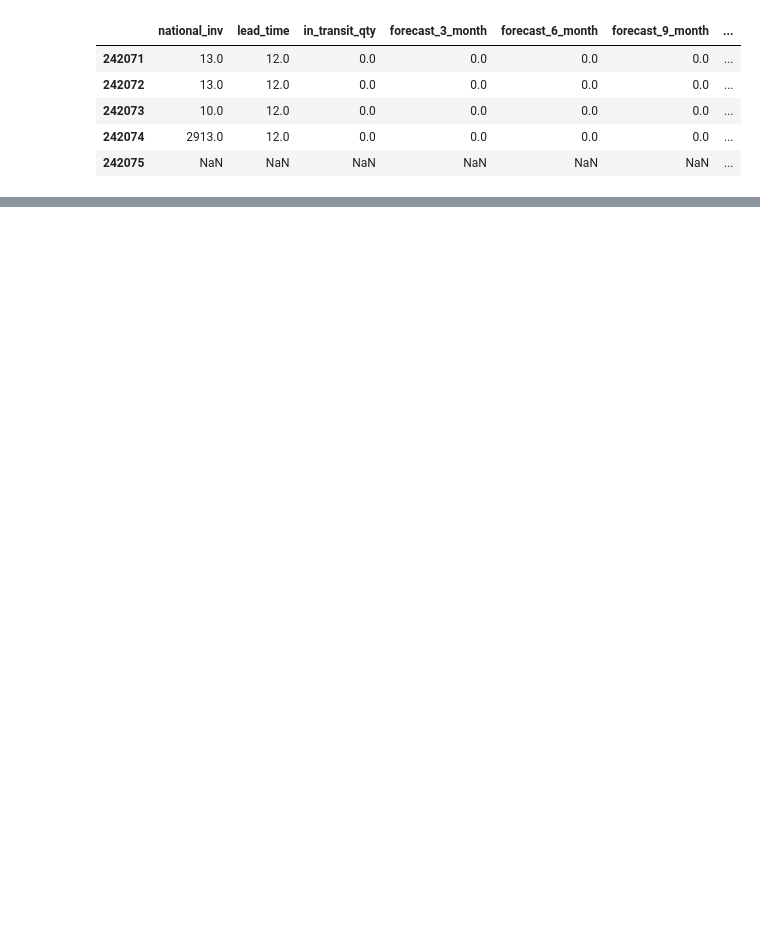
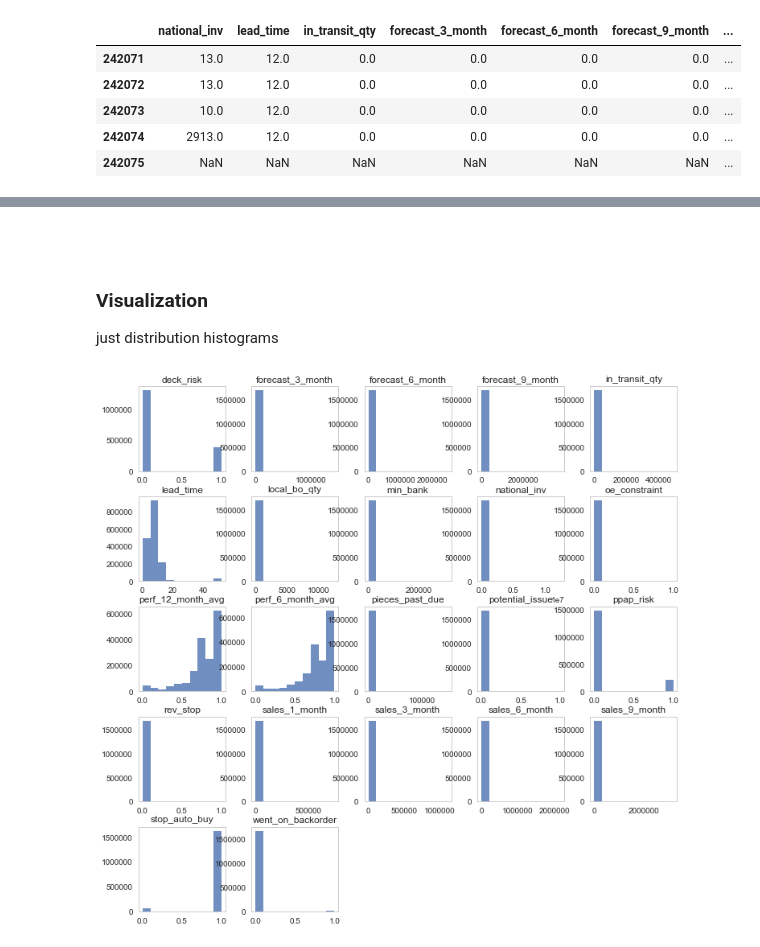
Before and after one commit to BenedictusAryo/classification_backorderPrediction_project, a Jupyter notebook: eda_BackorderPrediction_ver02.ipynb, the cells around one changed output, grey strips where cells are left out. Cells and saved outputs as stored; diff of their text form; code cells hidden in the pictures; blank space fills up the shorter version.

```diff
--- a/eda_BackorderPrediction_ver02.ipynb
+++ b/eda_BackorderPrediction_ver02.ipynb
@@ -307,2 +342,15 @@ test[object_cols].tail()
+# %%
+# choose median to imput missing values in 'lead_time'
+from sklearn.preprocessing import Imputer
+train['lead_time'] = Imputer(strategy='median').fit_transform(
+    train['lead_time'].values.reshape(-1,1))
+
+# drop NaN values
+train = train.dropna()# drop NaN values
+
+# choose mean to imput missing values in 'perf_month_avg'
+for col in ['perf_6_month_avg', 'perf_12_month_avg']:
+        train[col] = Imputer(missing_values=-99).fit_transform(
+                                    train[col].values.reshape(-1, 1))
 # %% [markdown]
 ### Convert to binaries
@@ -364,0 +359,5 @@ train_test_split()
+# %%
+for i in object_cols[1:]:
+    train[i] = (train[i] == 'Yes').astype(int)
+    test[i] = (test[i] == 'Yes').astype(int)
+train[object_cols[1:]].tail()
@@ -364,0 +371,10 @@ train_test_split()
+# %% [markdown]
+<br>
+# %% [markdown]
+### Visualization
+just distribution histograms
+# %%
+train.hist(figsize=(12,12), alpha=0.8, grid=False)
+plt.show()
+# %% [output]
+[figure, added]
```
Also changed, not shown: parts of 28 cells of this notebook.
